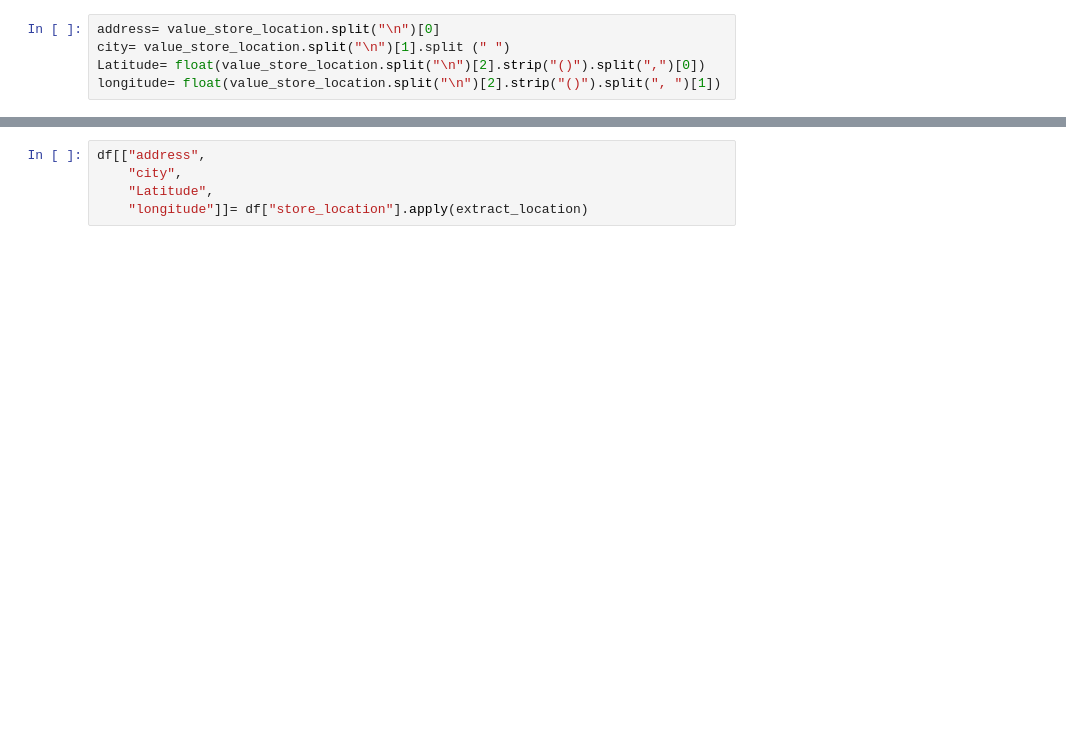
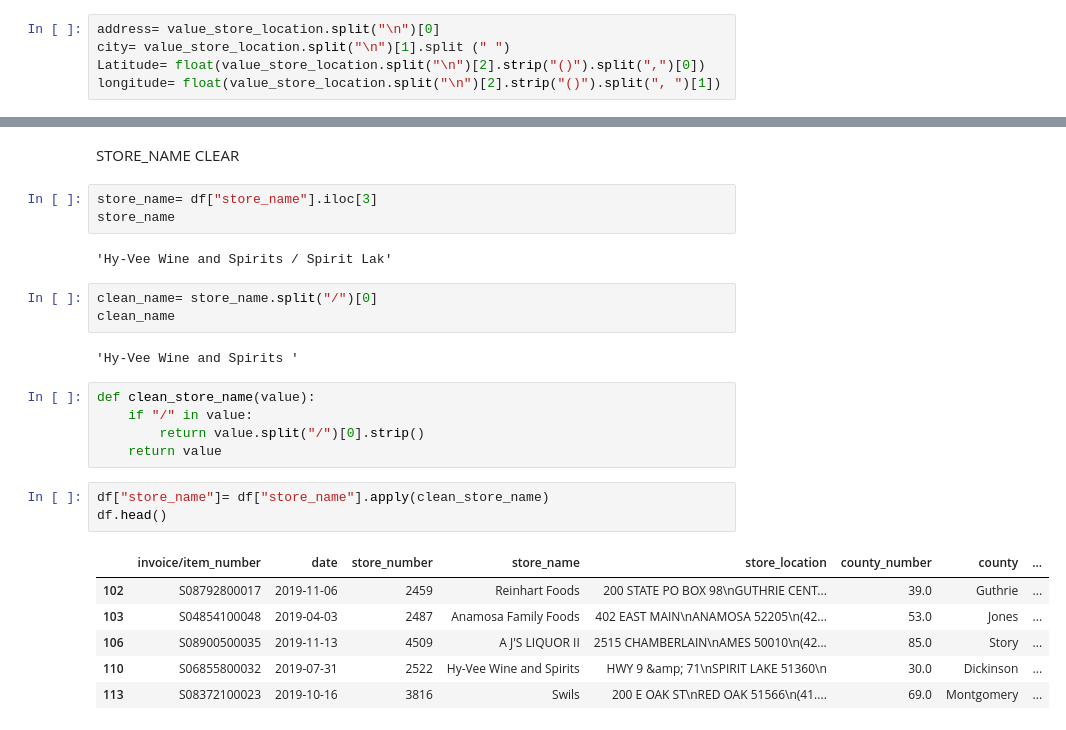
Before and after one commit to ivactcat/Sales_analytic, a Jupyter notebook: jupyter/clean.ipynb, the cells around one changed output, grey strips where cells are left out. Cells and saved outputs as stored; diff of their text form; blank space fills up the shorter version.

```diff
--- a/jupyter/clean.ipynb
+++ b/jupyter/clean.ipynb
@@ -193,5 +248,27 @@ memory usage: 395.5+ MB
-# %%
-df[["address",
-    "city",
-    "Latitude",
-    "longitude"]]= df["store_location"].apply(extract_location)
+# %% [markdown]
+STORE_NAME CLEAR
+# %%
+store_name= df["store_name"].iloc[3]
+store_name
+# %% [output]
+'Hy-Vee Wine and Spirits / Spirit Lak'
+# %%
+clean_name= store_name.split("/")[0]
+clean_name
+# %% [output]
+'Hy-Vee Wine and Spirits '
+# %%
+def clean_store_name(value):
+    if "/" in value:
+        return value.split("/")[0].strip()
+    return value
+# %%
+df["store_name"]= df["store_name"].apply(clean_store_name)
+df.head()
+# %% [output]
+|  | invoice/item_number | date | store_number | store_name | store_location | county_number | county | ... |
+| 102 | S08792800017 | 2019-11-06 | 2459 | Reinhart Foods | 200 STATE PO BOX 98\nGUTHRIE CENT... | 39.0 | Guthrie | ... |
+| 103 | S04854100048 | 2019-04-03 | 2487 | Anamosa Family Foods | 402 EAST MAIN\nANAMOSA 52205\n(42... | 53.0 | Jones | ... |
+| 106 | S08900500035 | 2019-11-13 | 4509 | A J'S LIQUOR II | 2515 CHAMBERLAIN\nAMES 50010\n(42... | 85.0 | Story | ... |
+| 110 | S06855800032 | 2019-07-31 | 2522 | Hy-Vee Wine and Spirits | HWY 9 &amp; 71\nSPIRIT LAKE 51360\n | 30.0 | Dickinson | ... |
+| 113 | S08372100023 | 2019-10-16 | 3816 | Swils | 200 E OAK ST\nRED OAK 51566\n(41.... | 69.0 | Montgomery | ... |
```
Also changed, not shown: parts of 47 cells of this notebook, 4 other files.
